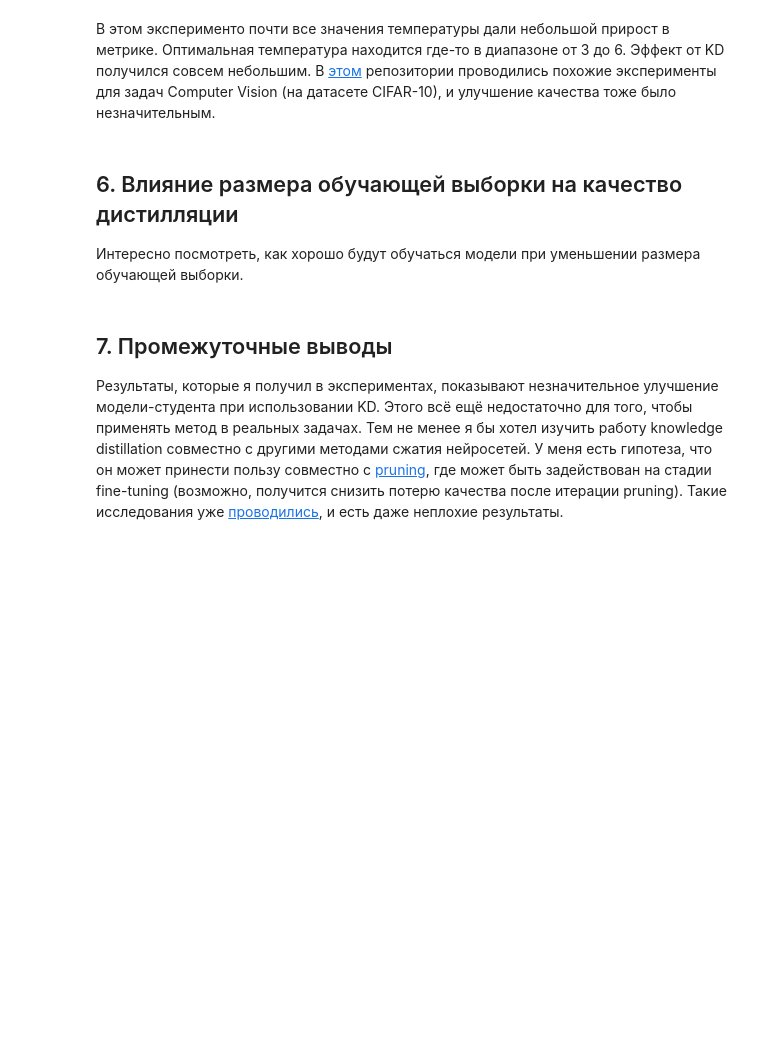
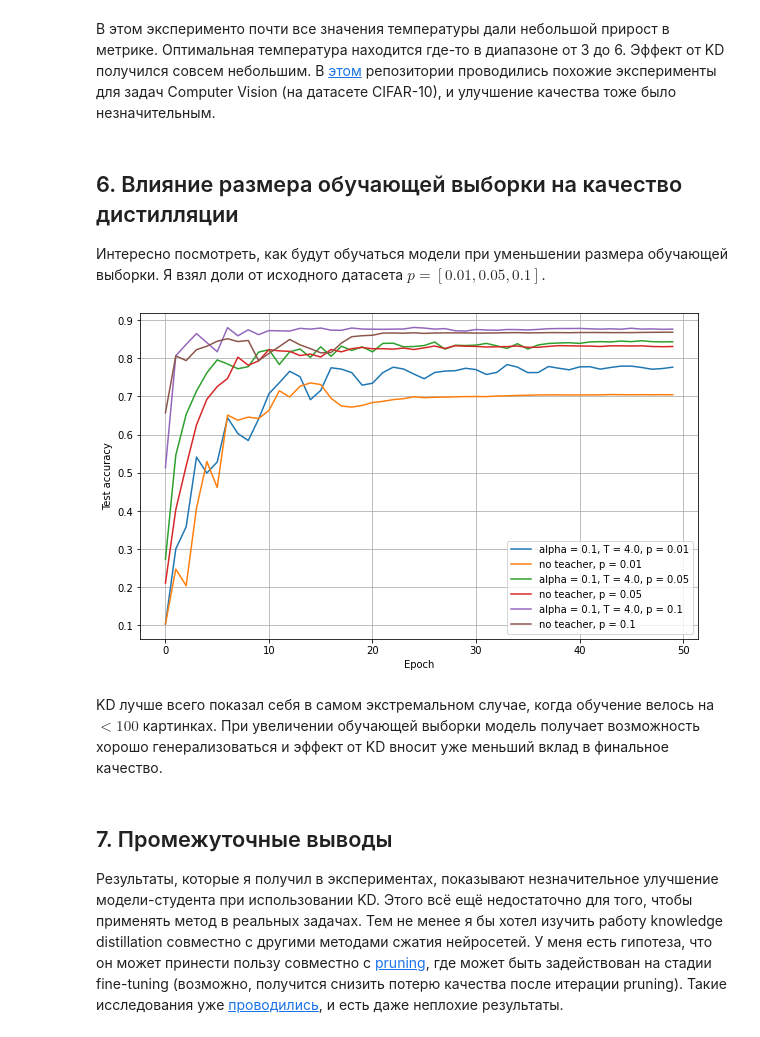
Before and after one commit to stdereka/knowledge-distillation, a Jupyter notebook: report.ipynb, the cells around one changed output. Saved outputs shown, nothing was run; the diff lists cells and outputs as text; code cells hidden in the pictures; blank space fills up the shorter version.

```diff
--- a/report.ipynb
+++ b/report.ipynb
@@ -362,7 +359,27 @@ plt.grid()
 # %% [markdown]
 ## 6. Влияние размера обучающей выборки на качество дистилляции
 
-Интересно посмотреть, как хорошо будут обучаться модели при уменьшении размера обучающей выборки.
+Интересно посмотреть, как будут обучаться модели при уменьшении размера обучающей выборки. Я взял доли от исходного датасета $p = [0.01, 0.05, 0.1]$.
+# %%
+ps = [0.01, 0.05, 0.1]
+
+plt.figure(figsize=(10, 6))
+for p in ps:
+    history = np.load(f"./experiments/subset/history_resnet18_T_4.0_alpha_0.1_p_{p}.npy")
+    plt.plot(history[:, 3], label = f"alpha = 0.1, T = 4.0, p = {p}")
+
+    history_no_teacher = np.load(f"./experiments/subset/history_resnet18_no_teacher_p_{p}.npy")
+    plt.plot(history_no_teacher[:, 3], label = f"no teacher, p = {p}")
+
+plt.xlabel("Epoch")
+plt.ylabel("Test accuracy")
+plt.legend()
+plt.grid()
+plt.show()
+# %% [output]
+[figure, added]
+# %% [markdown]
+KD лучше всего показал себя в самом экстремальном случае, когда обучение велось на $< 100$ картинках. При увеличении обучающей выборки модель получает возможность хорошо генерализоваться и эффект от KD вносит уже меньший вклад в финальное качество.
 # %% [markdown]
 ## 7. Промежуточные выводы
 
```
Also changed, not shown: parts of 5 cells of this notebook.
